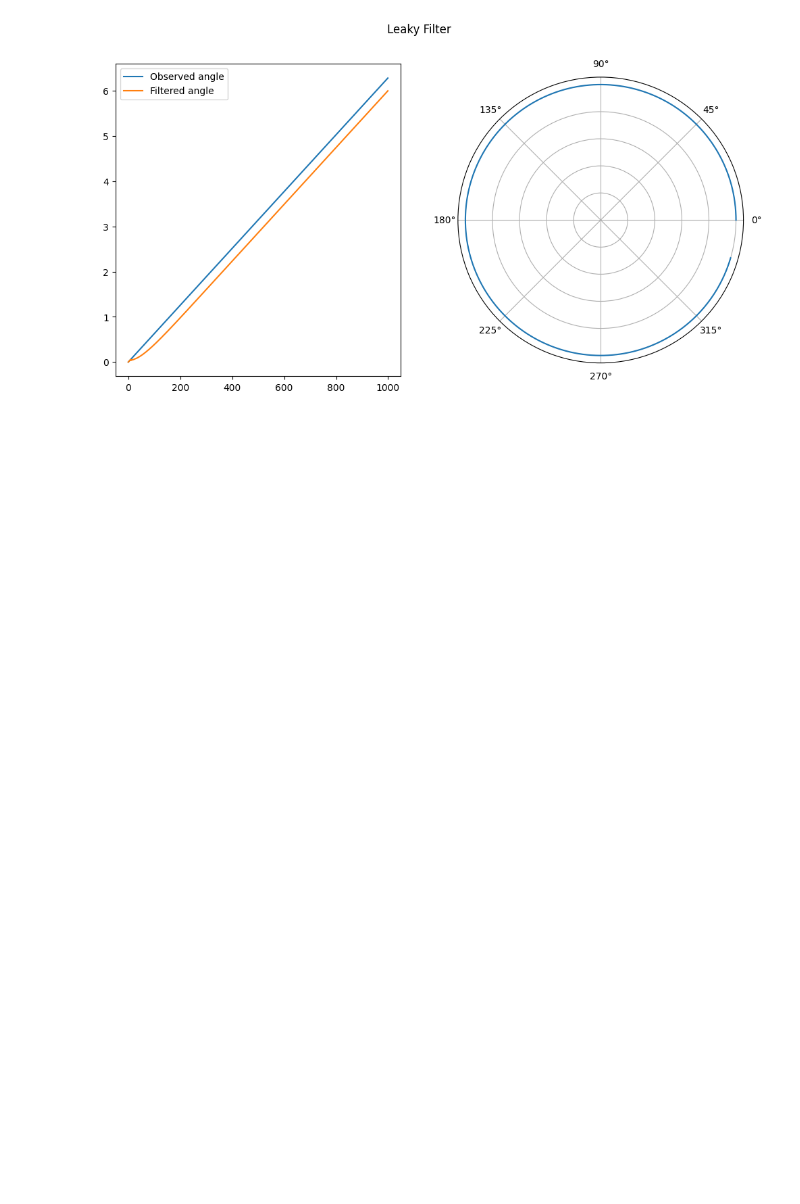
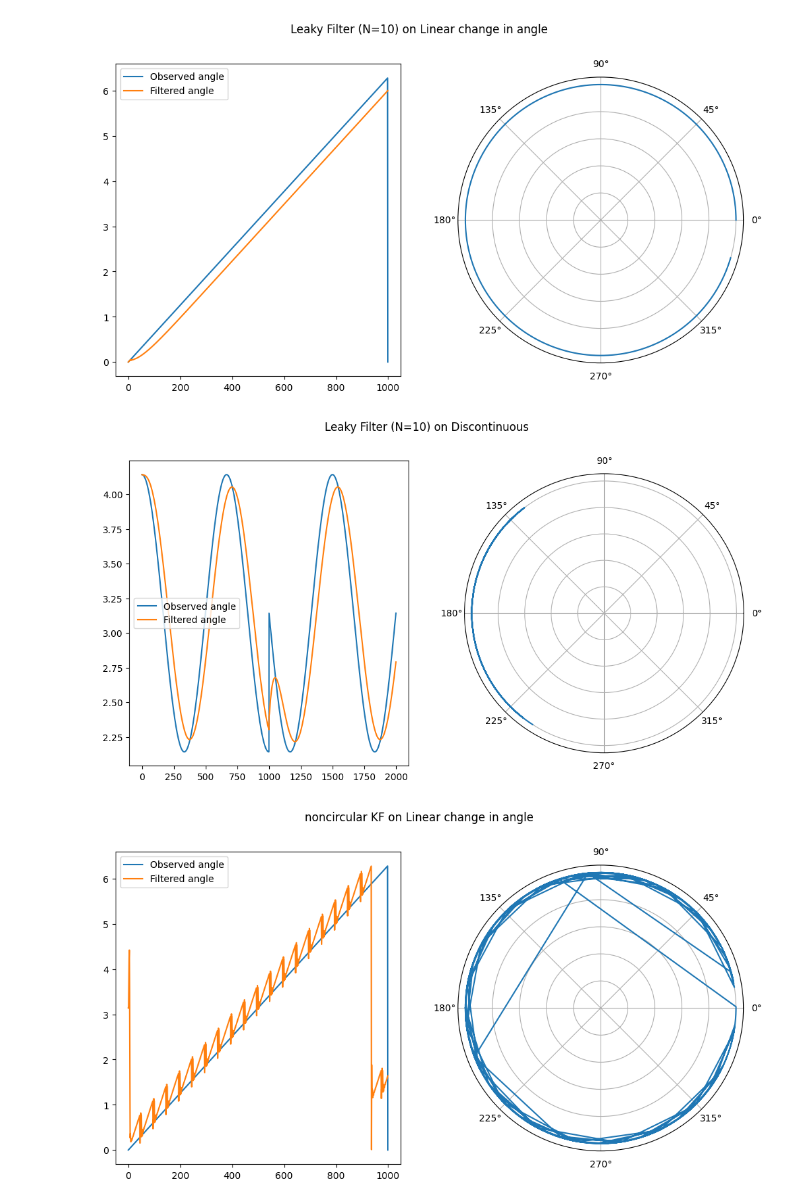
Before and after one commit to CanyonTurtle/cannon-curtis-spencer-tyler-acme, a Jupyter notebook: vol-3/code_actully_in_paper.ipynb, the cells around one changed output. Drawn from its saved outputs; the diff is of its cells as text; code cells hidden in the pictures; blank space fills up the shorter version.

```diff
--- a/vol-3/code_actully_in_paper.ipynb
+++ b/vol-3/code_actully_in_paper.ipynb
@@ -34,17 +61,0 @@ def graph_filter(angle_filter: AngleFilter, angles: AngleTimeseries, graph_title
-# %%
-
-class LeakyFilter(AngleFilter):
-    def run_filter(self, angles: AngleTimeseries) -> AngleTimeseries:
-        N = 10
-        filtered_angles = np.zeros_like(angles)
-        for i in range(len(angles)):
-            if i < N:
-                filtered_angles[i] = angles[i]
-            else:
-                filtered_angles[i] = np.mean(np.concatenate([filtered_angles[i-N+1:i], angles[i:i+1]]))
-        return filtered_angles
-# %%
-dataset: AngleTimeseries = np.linspace(0, 2*np.pi, 1000)
-graph_filter(LeakyFilter(), dataset, "Leaky Filter")
-# %% [output]
-[figure, removed]
@@ -50,0 +289,26 @@ graph_filter(LeakyFilter(), dataset, "Leaky Filter")
+# %%
+# Plot various datasets with various tests!
+filters = [
+    LeakyFilter(10),
+    KalmanFilter(
+        F:= np.array([[1,0,deltat:=0.1],
+                    [1,0,0],
+                    [deltat**-1, deltat**-1, 0]]),
+        Q:= np.eye(3) * 0.001,
+        H:= np.vstack([np.ones(num_angles:=1), np.zeros((2,num_angles))]).T,
+        R:= np.eye(num_angles) * 0.5,
+        u:= np.zeros(3),
+        circular:=False
+    )
+]
+datasets: List[AngleTimeseries] = [
+    (np.linspace(0, 2*np.pi, 1000), "Linear change in angle"),
+    (np.concatenate([np.pi + np.cos(np.linspace(0, 3*np.pi, 1000)), np.pi + np.sin(np.linspace(3*np.pi, 6*np.pi, 1000))]), "Discontinuous")
+]
+
+for angle_filter, dataset in product(filters, datasets):
+    graph_filter(angle_filter, dataset)
+# %% [output]
+[figure, added]
+[figure, added]
+[figure, added]
```
Also changed, not shown: parts of 5 cells of this notebook, 6 other files.
